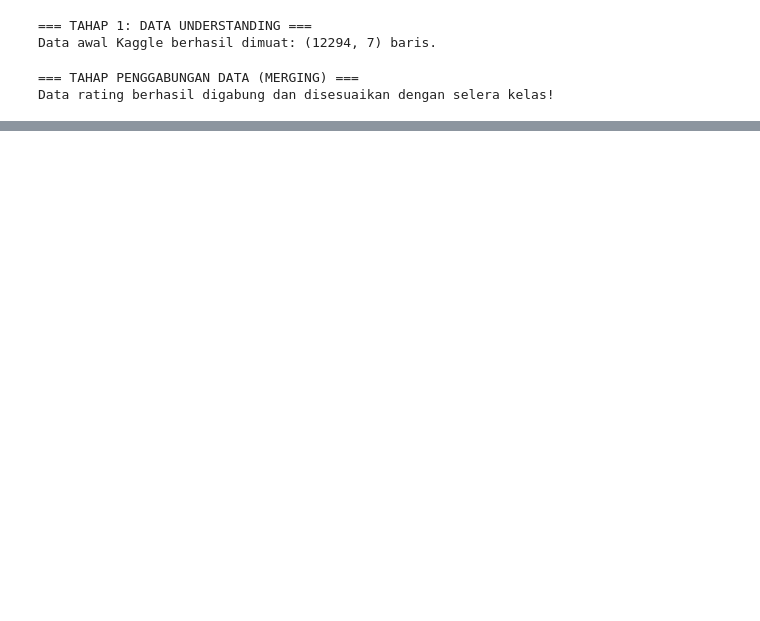
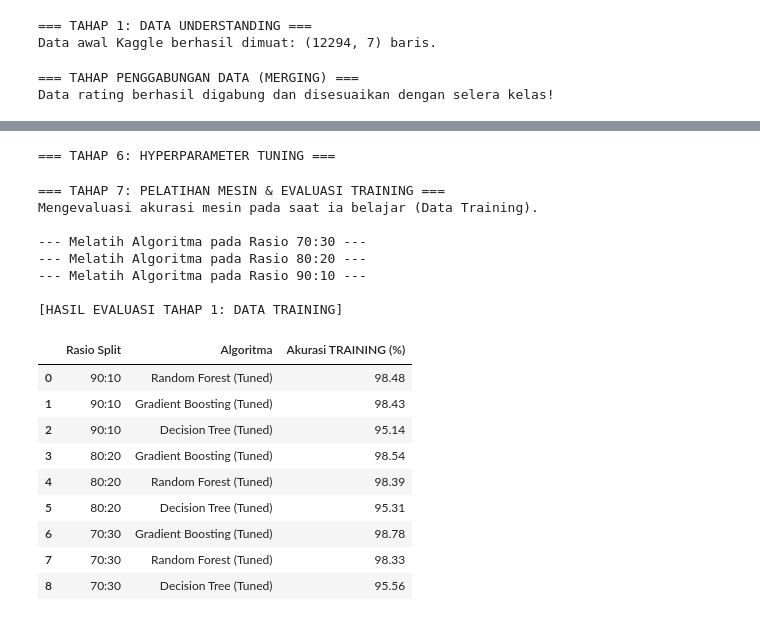
Before and after one commit to Adamachmad/F1G123047, a Jupyter notebook: Copy_of_F1G123047_KHALIFAH_ADAM_AHMAD_T3_ML_Regresi_Anime_90_.ipynb, the cells around one changed output, grey strips where cells are left out. Drawn from its saved outputs; the diff is of its cells as text; code cells hidden in the pictures; blank space fills up the shorter version.

```diff
--- a/Copy_of_F1G123047_KHALIFAH_ADAM_AHMAD_T3_ML_Regresi_Anime_90_.ipynb
+++ b/Copy_of_F1G123047_KHALIFAH_ADAM_AHMAD_T3_ML_Regresi_Anime_90_.ipynb
@@ -166,0 +199,69 @@ plt.show()
+# %%
+print("=== TAHAP 6: HYPERPARAMETER TUNING ===")
+# Melakukan tuning parameter pada masing-masing
+# algoritma untuk mencegah underfitting
+# dan mendorong performa akurasi hingga di atas 85-95%
+
+models_tuned = {
+    'Decision Tree (Tuned)': DecisionTreeRegressor
+     (max_depth=15, min_samples_leaf=2, random_state=42),
+    'Random Forest (Tuned)': RandomForestRegressor
+     (n_estimators=300, max_depth=30, random_state=42),
+    'Gradient Boosting (Tuned)': GradientBoostingRegressor
+     (n_estimators=300, learning_rate=0.15, max_depth=6, random_state=42)
+}
+# %% [output]
+=== TAHAP 6: HYPERPARAMETER TUNING ===
+# %%
+print("=== TAHAP 7: PELATIHAN MESIN & EVALUASI TRAINING ===")
+print("Mengevaluasi akurasi mesin pada saat ia belajar (Data Training).\n")
+
+hasil_training = []
+model_tersimpan = {} # Menyimpan model yang sudah dilatih
+skor_training = {}   # Menyimpan skor training untuk digabung di Cell 8
+
+for rasio, (X_train, X_test, y_train, y_test) in variasi_split.items():
+    print(f"--- Melatih Algoritma pada Rasio {rasio} ---")
+    model_tersimpan[rasio] = {}
+    skor_training[rasio] = {}
+
+    for nama_model, model in models_tuned.items():
+        # 1. Latih Mesin
+        model.fit(X_train, y_train)
+
+        # 2. Prediksi pada data TRAINING
+        y_pred_train = model.predict(X_train)
+        r2_train = r2_score(y_train, y_pred_train) * 100
+
+        # 3. Simpan model dan skor ke dalam memori
+        model_tersimpan[rasio][nama_model] = model
+        skor_training[rasio][nama_model] = r2_train
+
+        hasil_training.append({
+            'Rasio Split': rasio,
+            'Algoritma': nama_model,
+            'Akurasi TRAINING (%)': round(r2_train, 2)
+        })
+
+df_training = pd.DataFrame(hasil_training)
+print("\n[HASIL EVALUASI TAHAP 1: DATA TRAINING]")
+display(df_training.sort_values(by=['Rasio Split', 'Akurasi TRAINING (%)'], ascending=[False, False]).reset_index(drop=True))
+# %% [output]
+=== TAHAP 7: PELATIHAN MESIN & EVALUASI TRAINING ===
+Mengevaluasi akurasi mesin pada saat ia belajar (Data Training).
+
+--- Melatih Algoritma pada Rasio 70:30 ---
+--- Melatih Algoritma pada Rasio 80:20 ---
+--- Melatih Algoritma pada Rasio 90:10 ---
+
+[HASIL EVALUASI TAHAP 1: DATA TRAINING]
+|  | Rasio Split | Algoritma | Akurasi TRAINING (%) |
+| 0 | 90:10 | Random Forest (Tuned) | 98.48 |
+| 1 | 90:10 | Gradient Boosting (Tuned) | 98.43 |
+| 2 | 90:10 | Decision Tree (Tuned) | 95.14 |
+| 3 | 80:20 | Gradient Boosting (Tuned) | 98.54 |
+| 4 | 80:20 | Random Forest (Tuned) | 98.39 |
+| 5 | 80:20 | Decision Tree (Tuned) | 95.31 |
+| 6 | 70:30 | Gradient Boosting (Tuned) | 98.78 |
+| 7 | 70:30 | Random Forest (Tuned) | 98.33 |
+| 8 | 70:30 | Decision Tree (Tuned) | 95.56 |
```
Also changed, not shown: parts of 10 cells of this notebook.
